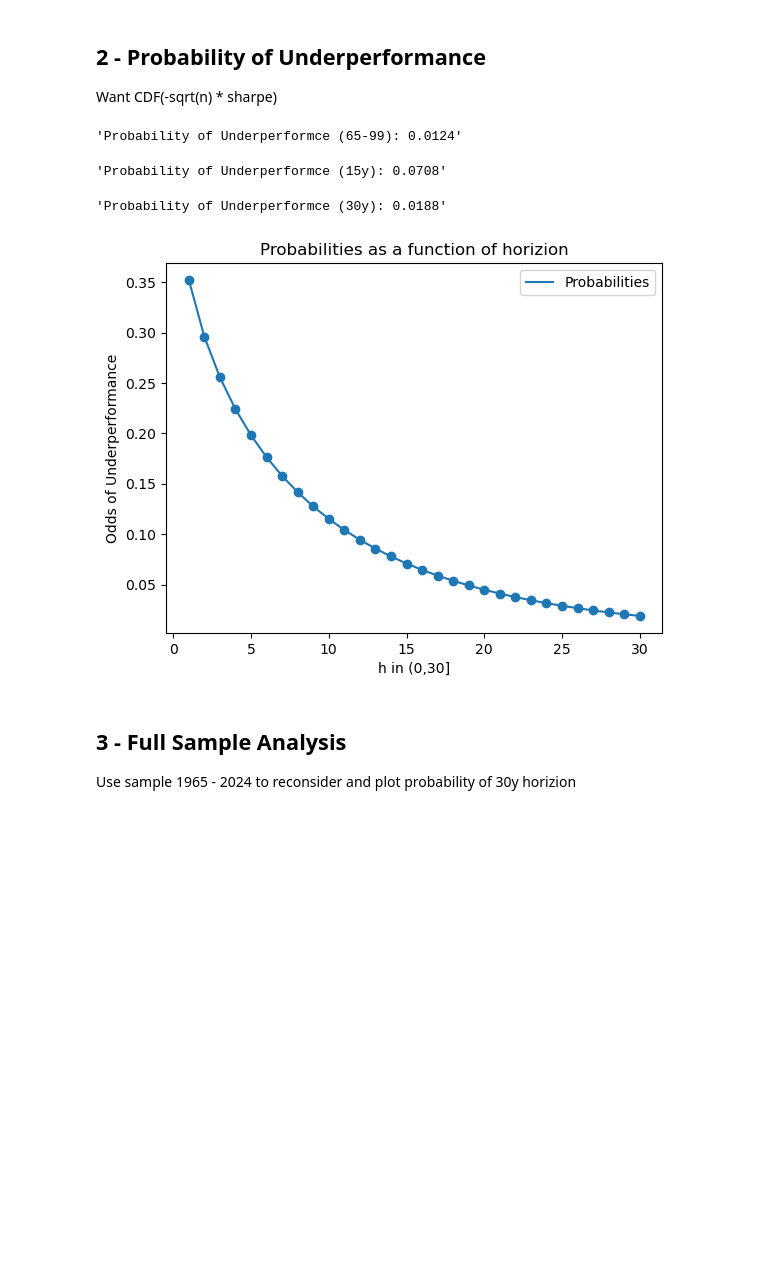
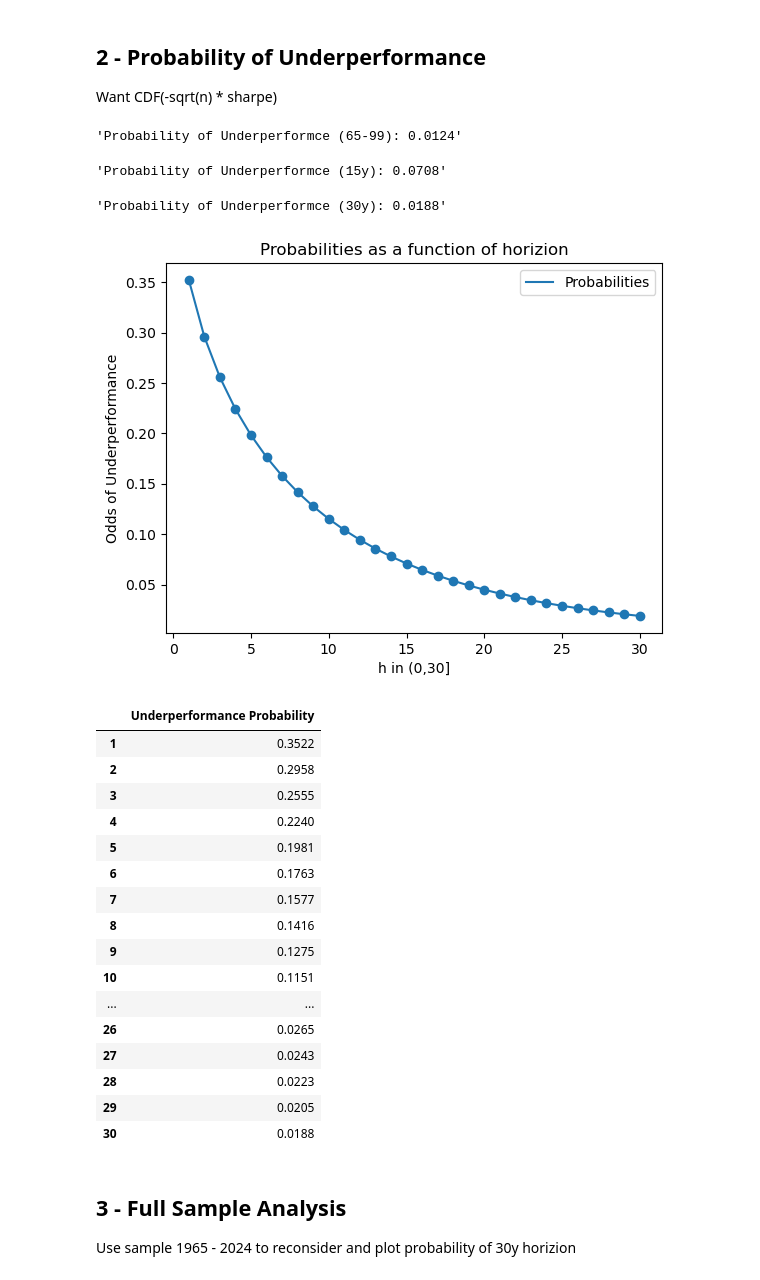
Before and after one commit to leenath001/Portfolio-Theory-HW, a Jupyter notebook: homework3/barnstable-case.ipynb, the cells around one changed output. Cells and saved outputs as stored; diff of their text form; code cells hidden in the pictures; blank space fills up the shorter version.

```diff
--- a/homework3/barnstable-case.ipynb
+++ b/homework3/barnstable-case.ipynb
@@ -81,33 +82,55 @@ p1 = calc_underperf_p(sharpe,35)
 display('Probability of Underperformce (65-99): {}'.format(p1.round(4)))
 
 # H = 15
 p2 = calc_underperf_p(sharpe,15)
 display('Probability of Underperformce (15y): {}'.format(p2.round(4)))
 
 # H = 30
 p3 = calc_underperf_p(sharpe,30)
 display('Probability of Underperformce (30y): {}'.format(p3.round(4)))
 
 # Plot probability wrt investment horizion h
 probs = []
 
 for i in range(1,31):
     p = calc_underperf_p(sharpe,i)
     probs.append(p)
 
 plt.figure(1)
 plt.plot([i for i in range(1,31)],probs, label = 'Probabilities')
 plt.scatter([i for i in range(1,31)],probs)
 plt.legend()
 plt.xlabel('h in (0,30]')
 plt.ylabel('Odds of Underperformance')
 plt.title('Probabilities as a function of horizion')
 plt.show()
+
+results = pd.DataFrame()
+results['Underperformance Probability'] = probs
+results.index = [i for i in range(1,31)]
+display(results.round(4))
 # %% [output]
 'Probability of Underperformce (65-99): 0.0124'
 'Probability of Underperformce (15y): 0.0708'
 'Probability of Underperformce (30y): 0.0188'
 [figure]
+|  | Underperformance Probability |
+| 1 | 0.3522 |
+| 2 | 0.2958 |
+| 3 | 0.2555 |
+| 4 | 0.2240 |
+| 5 | 0.1981 |
+| 6 | 0.1763 |
+| 7 | 0.1577 |
+| 8 | 0.1416 |
+| 9 | 0.1275 |
+| 10 | 0.1151 |
+| ... | ... |
+| 26 | 0.0265 |
+| 27 | 0.0243 |
+| 28 | 0.0223 |
+| 29 | 0.0205 |
+| 30 | 0.0188 |
 # %% [markdown]
 ## 3 - Full Sample Analysis
 Use sample 1965 - 2024 to reconsider and plot probability of 30y horizion
```
Also changed, not shown: parts of 3 cells of this notebook.
